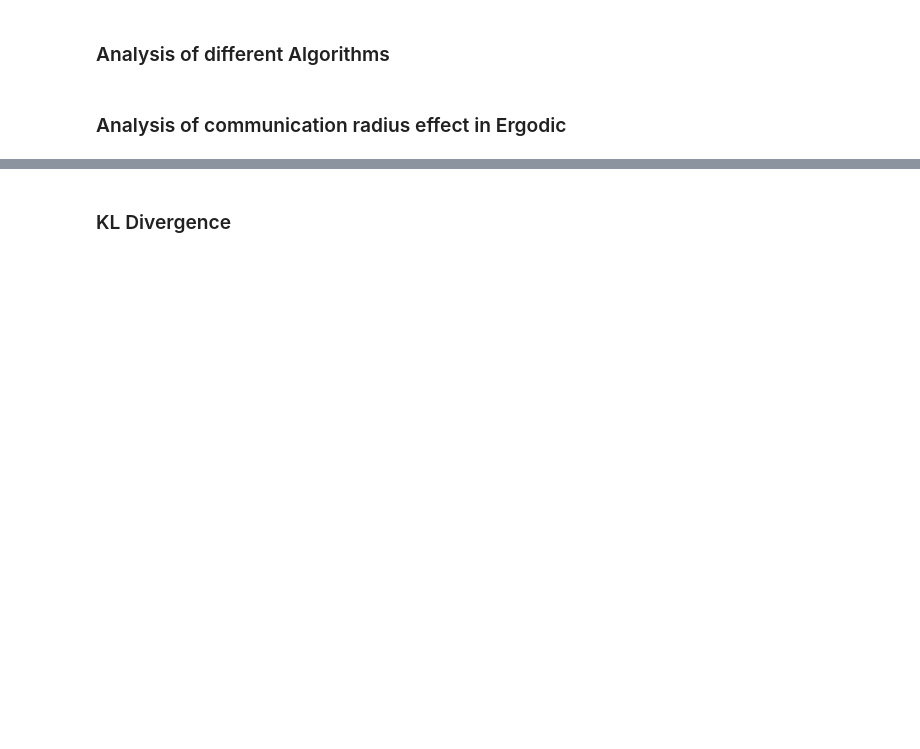
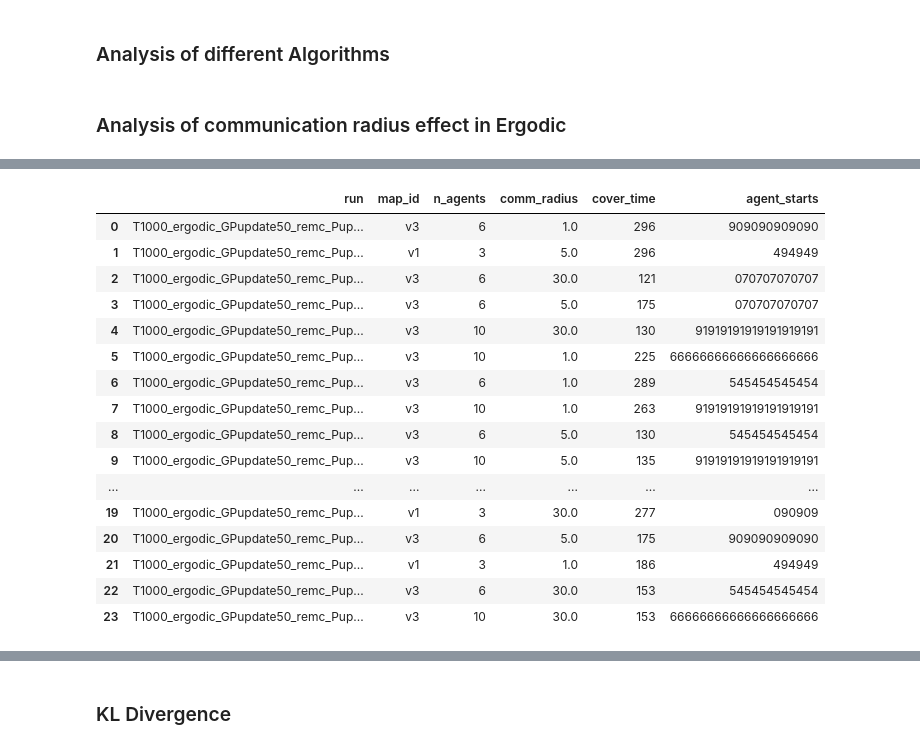
Before and after one commit to sastry-group/MAES, a Jupyter notebook: viz/plot_multiple_methods.ipynb, the cells around one changed output, grey strips where cells are left out. Saved outputs shown, nothing was run; the diff lists cells and outputs as text; code cells hidden in the pictures; blank space fills up the shorter version.

```diff
--- a/viz/plot_multiple_methods.ipynb
+++ b/viz/plot_multiple_methods.ipynb
@@ -775,81 +718,62 @@ plt.show()
 # %%
 cover_rows = []
 
 for run_dir in BATCH_DIR.iterdir():
     if not run_dir.is_dir():
         continue
 
     npz = load_run_npz(run_dir)
 
-    traj_rc_all = npz["traj_rc_all"]
-    true_phi_map_time = npz["true_phi_map_time"]
-    env_dyn = str(npz["env_dyn"])
+    traj_states = npz["traj_states"]
+    n_agents = int(npz["n_agents"])
+    nstates = int(npz["nstates"])
+    assert str(npz["env_dyn"]) == "static", "Currently only supports static envs for full map coverage time"
 
-    traj_states = npz["traj_states"]
-    nstates = int(npz["nstates"])
 
     n_agents = int(npz["n_agents"])
     comm_radius = npz["comm_radius"].item()
     map_id = extract_map_id_from_name(run_dir.name)
     agent_starts = extract_start_from_name(run_dir.name)
 
-    # full map cell set (ground truth)
-    state_index_map = recover_state_index_map(npz)
-    full_cellset = set((int(r), int(c)) for (r, c) in state_index_map.keys())
 
-    traj_t = reshape_traj_by_time(traj_rc_all, n_agents)
+    cover_time = full_map_cover_time(
+        traj_states=traj_states,
+        nstates=nstates,
+    )
 
-    if env_dyn == "static":
-        # cover_t = first_time_cover_cellset_from_traj(
-        #     traj_t,
-        #     full_cellset
-        # )
-        cover_t = full_map_cover_time_from_traj_states(
-            traj_states, nstates
-        )
-        cover_rows.append({
-            "run": run_dir.name,
-            "map_id": map_id,
-            "n_agents": n_agents,
-            "comm_radius": comm_radius,
-            "cfg": 0,
-            "cover_time": cover_t,
-            "agent_starts": agent_starts,
-        })
-
-    else:
-        cfg_starts = detect_cfg_starts(true_phi_map_time)
-
-        for i, t0 in enumerate(cfg_starts):
-            t1 = cfg_starts[i+1] if i+1 < len(cfg_starts) else traj_t.shape[0]
+    cover_rows.append({
+        "run": run_dir.name,
+        "map_id": map_id,
+        "n_agents": n_agents,
+        "comm_radius": comm_radius,
+        "cover_time": cover_time,
+        "agent_starts": agent_starts,
+    })
 
 
-
-
-            cover_t = full_map_cover_time_from_traj_states(
-                traj_states, nstates
-            )
-            # cover_t = first_time_cover_cellset_from_traj(
-            #     traj_t,
-            #     full_cellset,
-            #     t0=t0,
-            #     t1=t1
-            # )
-
-            cover_rows.append({
-                "run": run_dir.name,
-                "map_id": map_id,
-                "n_agents": n_agents,
-                "comm_radius": comm_radius,
-                "cfg": i,
-                "cover_time": cover_t,
-                "agent_starts": agent_starts,
-            })
 
 cover_df = pd.DataFrame(cover_rows)
 
 from IPython.display import display
 display(cover_df)
+# %% [output]
+|  | run | map_id | n_agents | comm_radius | cover_time | agent_starts |
+| 0 | T1000_ergodic_GPupdate50_remc_Pup... | v3 | 6 | 1.0 | 296 | 909090909090 |
+| 1 | T1000_ergodic_GPupdate50_remc_Pup... | v1 | 3 | 5.0 | 296 | 494949 |
+| 2 | T1000_ergodic_GPupdate50_remc_Pup... | v3 | 6 | 30.0 | 121 | 070707070707 |
+| 3 | T1000_ergodic_GPupdate50_remc_Pup... | v3 | 6 | 5.0 | 175 | 070707070707 |
+| 4 | T1000_ergodic_GPupdate50_remc_Pup... | v3 | 10 | 30.0 | 130 | 91919191919191919191 |
+| 5 | T1000_ergodic_GPupdate50_remc_Pup... | v3 | 10 | 1.0 | 225 | 66666666666666666666 |
+| 6 | T1000_ergodic_GPupdate50_remc_Pup... | v3 | 6 | 1.0 | 289 | 545454545454 |
+| 7 | T1000_ergodic_GPupdate50_remc_Pup... | v3 | 10 | 1.0 | 263 | 91919191919191919191 |
+| 8 | T1000_ergodic_GPupdate50_remc_Pup... | v3 | 6 | 5.0 | 130 | 545454545454 |
+| 9 | T1000_ergodic_GPupdate50_remc_Pup... | v3 | 10 | 5.0 | 135 | 91919191919191919191 |
+| ... | ... | ... | ... | ... | ... | ... |
+| 19 | T1000_ergodic_GPupdate50_remc_Pup... | v1 | 3 | 30.0 | 277 | 090909 |
+| 20 | T1000_ergodic_GPupdate50_remc_Pup... | v3 | 6 | 5.0 | 175 | 909090909090 |
+| 21 | T1000_ergodic_GPupdate50_remc_Pup... | v1 | 3 | 1.0 | 186 | 494949 |
+| 22 | T1000_ergodic_GPupdate50_remc_Pup... | v3 | 6 | 30.0 | 153 | 545454545454 |
+| 23 | T1000_ergodic_GPupdate50_remc_Pup... | v3 | 10 | 30.0 | 153 | 66666666666666666666 |
 # %%
 cover_df["covered"] = cover_df["cover_time"].notna()
 
```
Also changed, not shown: parts of 12 cells of this notebook, 5 other files.
